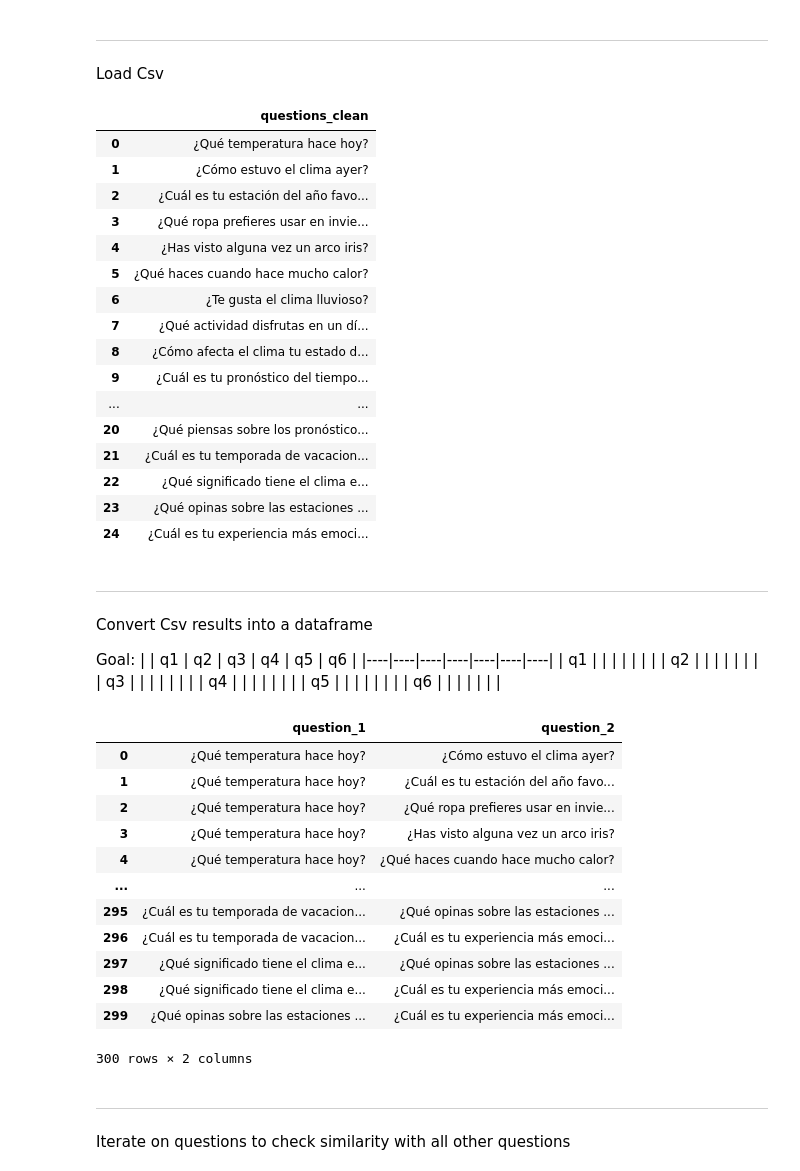
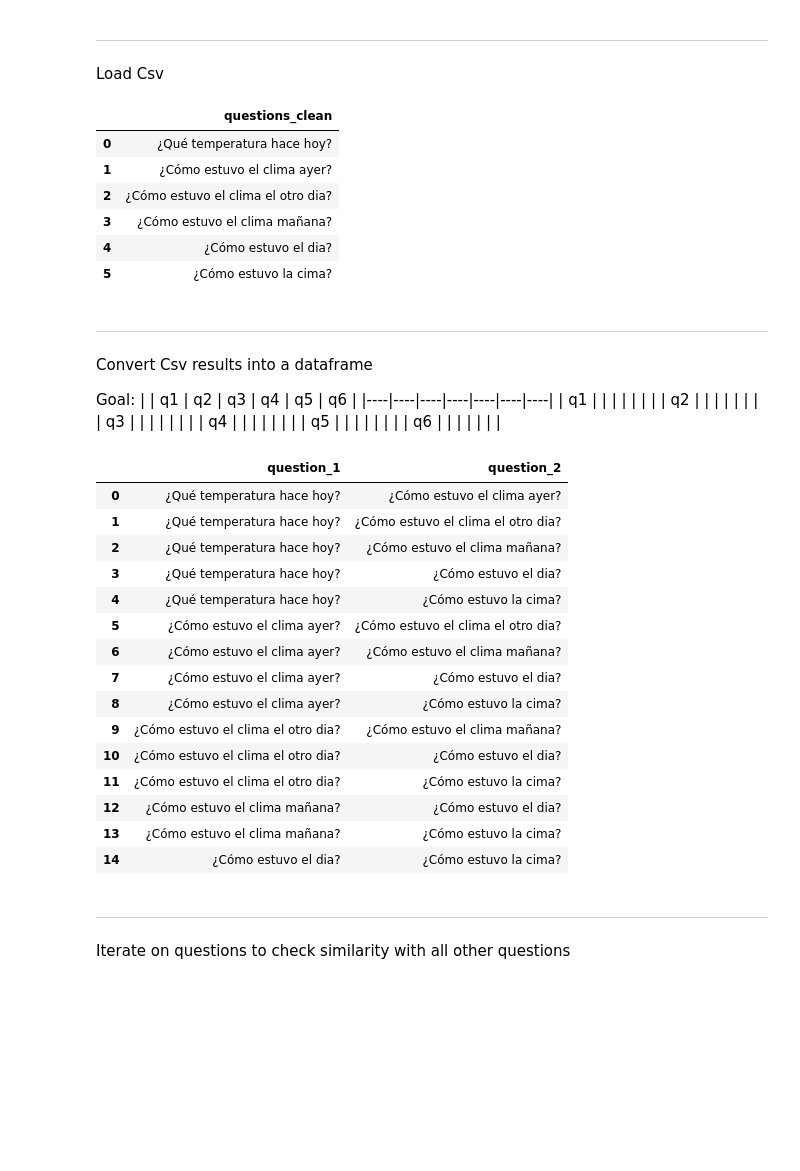
Before and after one commit to LorennMarque/Austral, a Jupyter notebook: Biomed/proximity_analysis/main.ipynb, the cells around one changed output. Cells and saved outputs as stored; diff of their text form; code cells hidden in the pictures; blank space fills up the shorter version.

```diff
--- a/Biomed/proximity_analysis/main.ipynb
+++ b/Biomed/proximity_analysis/main.ipynb
@@ -25,26 +23,16 @@ from itertools import combinations
 <hr>
 Load Csv
 # %%
-df_data = pd.read_csv("questions.csv")
+df_data = pd.read_csv("questions-sm.csv")
 df_data
 # %% [output]
 |  | questions_clean |
 | 0 | ¿Qué temperatura hace hoy? |
 | 1 | ¿Cómo estuvo el clima ayer? |
-| 2 | ¿Cuál es tu estación del año favo... |
-| 3 | ¿Qué ropa prefieres usar en invie... |
-| 4 | ¿Has visto alguna vez un arco iris? |
-| 5 | ¿Qué haces cuando hace mucho calor? |
-| 6 | ¿Te gusta el clima lluvioso? |
-| 7 | ¿Qué actividad disfrutas en un dí... |
-| 8 | ¿Cómo afecta el clima tu estado d... |
-| 9 | ¿Cuál es tu pronóstico del tiempo... |
-| ... | ... |
-| 20 | ¿Qué piensas sobre los pronóstico... |
-| 21 | ¿Cuál es tu temporada de vacacion... |
-| 22 | ¿Qué significado tiene el clima e... |
-| 23 | ¿Qué opinas sobre las estaciones ... |
-| 24 | ¿Cuál es tu experiencia más emoci... |
+| 2 | ¿Cómo estuvo el clima el otro dia? |
+| 3 | ¿Cómo estuvo el clima mañana? |
+| 4 | ¿Cómo estuvo el dia? |
+| 5 | ¿Cómo estuvo la cima? |
 # %% [markdown]
 <hr>
 
@@ -68,17 +56,20 @@ df_combinations
 # %% [output]
 |  | question_1 | question_2 |
 | 0 | ¿Qué temperatura hace hoy? | ¿Cómo estuvo el clima ayer? |
-| 1 | ¿Qué temperatura hace hoy? | ¿Cuál es tu estación del año favo... |
-| 2 | ¿Qué temperatura hace hoy? | ¿Qué ropa prefieres usar en invie... |
-| 3 | ¿Qué temperatura hace hoy? | ¿Has visto alguna vez un arco iris? |
-| 4 | ¿Qué temperatura hace hoy? | ¿Qué haces cuando hace mucho calor? |
-| ... | ... | ... |
-| 295 | ¿Cuál es tu temporada de vacacion... | ¿Qué opinas sobre las estaciones ... |
-| 296 | ¿Cuál es tu temporada de vacacion... | ¿Cuál es tu experiencia más emoci... |
-| 297 | ¿Qué significado tiene el clima e... | ¿Qué opinas sobre las estaciones ... |
-| 298 | ¿Qué significado tiene el clima e... | ¿Cuál es tu experiencia más emoci... |
-| 299 | ¿Qué opinas sobre las estaciones ... | ¿Cuál es tu experiencia más emoci... |
+| 1 | ¿Qué temperatura hace hoy? | ¿Cómo estuvo el clima el otro dia? |
+| 2 | ¿Qué temperatura hace hoy? | ¿Cómo estuvo el clima mañana? |
+| 3 | ¿Qué temperatura hace hoy? | ¿Cómo estuvo el dia? |
+| 4 | ¿Qué temperatura hace hoy? | ¿Cómo estuvo la cima? |
+| 5 | ¿Cómo estuvo el clima ayer? | ¿Cómo estuvo el clima el otro dia? |
+| 6 | ¿Cómo estuvo el clima ayer? | ¿Cómo estuvo el clima mañana? |
+| 7 | ¿Cómo estuvo el clima ayer? | ¿Cómo estuvo el dia? |
+| 8 | ¿Cómo estuvo el clima ayer? | ¿Cómo estuvo la cima? |
+| 9 | ¿Cómo estuvo el clima el otro dia? | ¿Cómo estuvo el clima mañana? |
+| 10 | ¿Cómo estuvo el clima el otro dia? | ¿Cómo estuvo el dia? |
+| 11 | ¿Cómo estuvo el clima el otro dia? | ¿Cómo estuvo la cima? |
+| 12 | ¿Cómo estuvo el clima mañana? | ¿Cómo estuvo el dia? |
+| 13 | ¿Cómo estuvo el clima mañana? | ¿Cómo estuvo la cima? |
+| 14 | ¿Cómo estuvo el dia? | ¿Cómo estuvo la cima? |
-300 rows × 2 columns
 # %% [markdown]
 <hr>
 Iterate on questions to check similarity with all other questions
```
Also changed, not shown: parts of 7 cells of this notebook, 4 other files.
